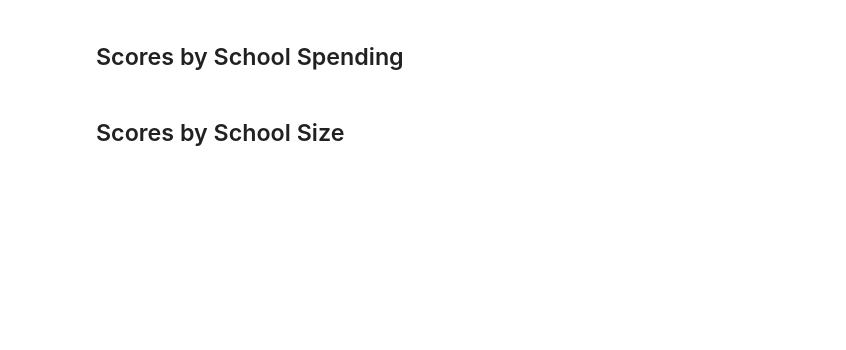
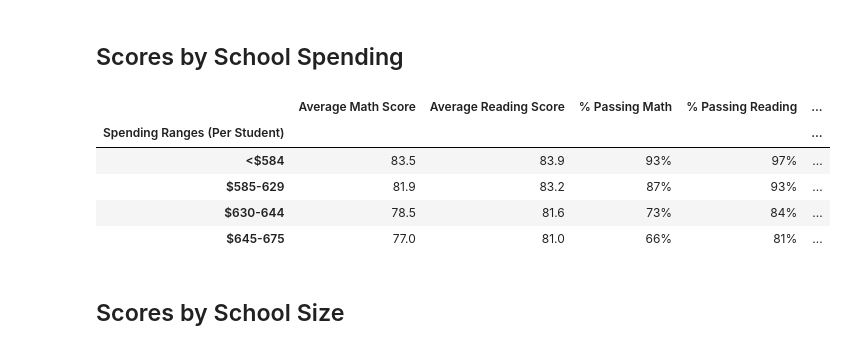
Before and after one commit to wanis1/School_District_Analysis, a Jupyter notebook: PyCitySchools_Challenge.ipynb, the cells around one changed output. Cells and saved outputs as stored; diff of their text form; code cells hidden in the pictures; blank space fills up the shorter version.

```diff
--- a/PyCitySchools_Challenge.ipynb
+++ b/PyCitySchools_Challenge.ipynb
@@ -462,14 +432,22 @@ spending_summary_df = pd.DataFrame({
 # %%
 # Format the DataFrame
 spending_summary_df["Average Math Score"] = spending_summary_df["Average Math Score"].map("{:.1f}".format)
 
 spending_summary_df["Average Reading Score"] = spending_summary_df["Average Reading Score"].map("{:.1f}".format)
 
 spending_summary_df["% Passing Math"] = spending_summary_df["% Passing Math"].map("{:.0f}%".format)
 
 spending_summary_df["% Passing Reading"] = spending_summary_df["% Passing Reading"].map("{:.0f}%".format)
 
 spending_summary_df["% Overall Passing"] = spending_summary_df["% Overall Passing"].map("{:.0f}%".format)
+spending_summary_df
+# %% [output]
+|  | Average Math Score | Average Reading Score | % Passing Math | % Passing Reading | ... |
+| Spending Ranges (Per Student) |  |  |  |  | ... |
+| <$584 | 83.5 | 83.9 | 93% | 97% | ... |
+| $585-629 | 81.9 | 83.2 | 87% | 93% | ... |
+| $630-644 | 78.5 | 81.6 | 73% | 84% | ... |
+| $645-675 | 77.0 | 81.0 | 66% | 81% | ... |
 # %% [markdown]
 ## Scores by School Size
 # %%
```
Also changed, not shown: parts of 8 cells of this notebook.
